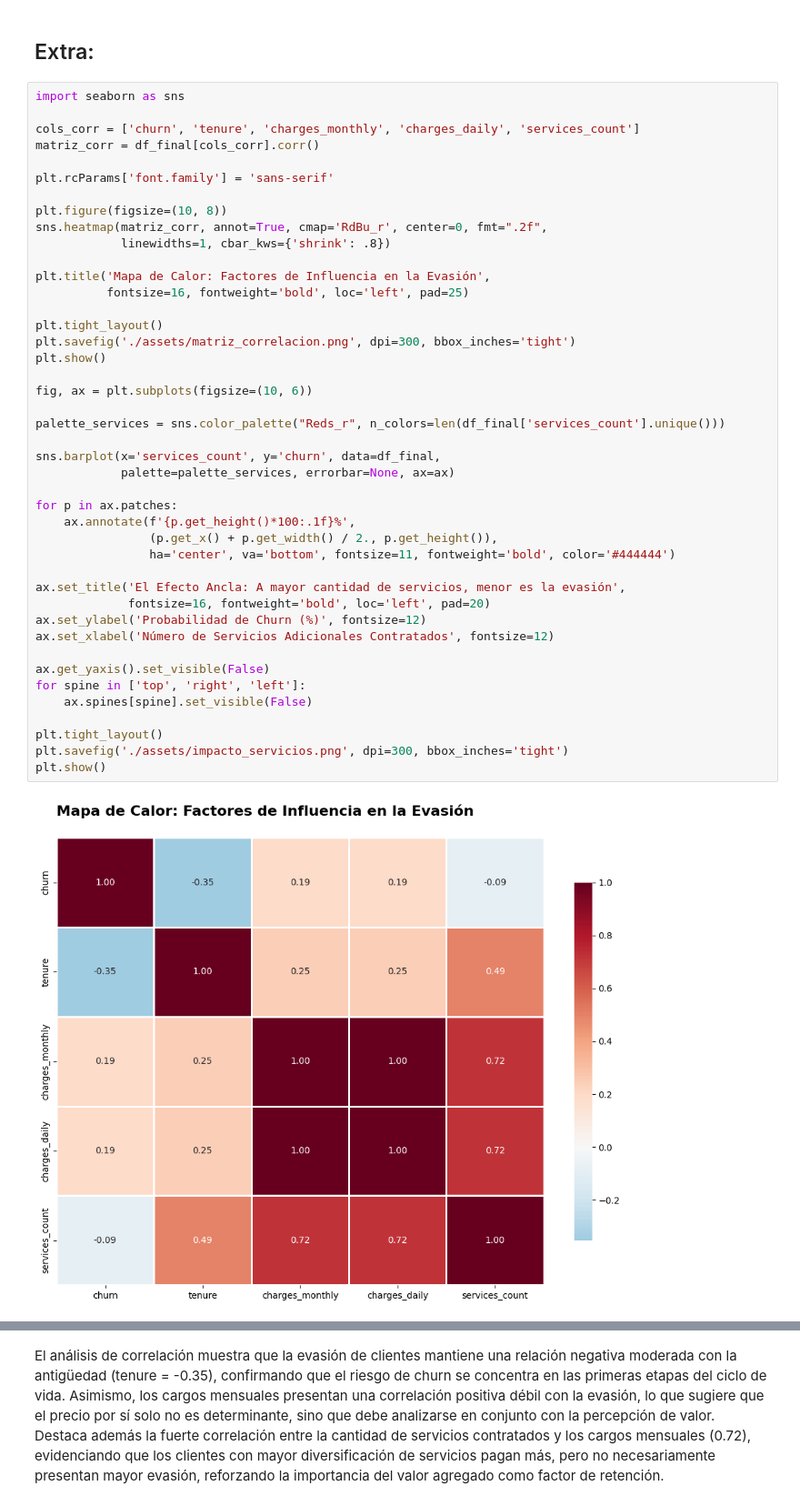
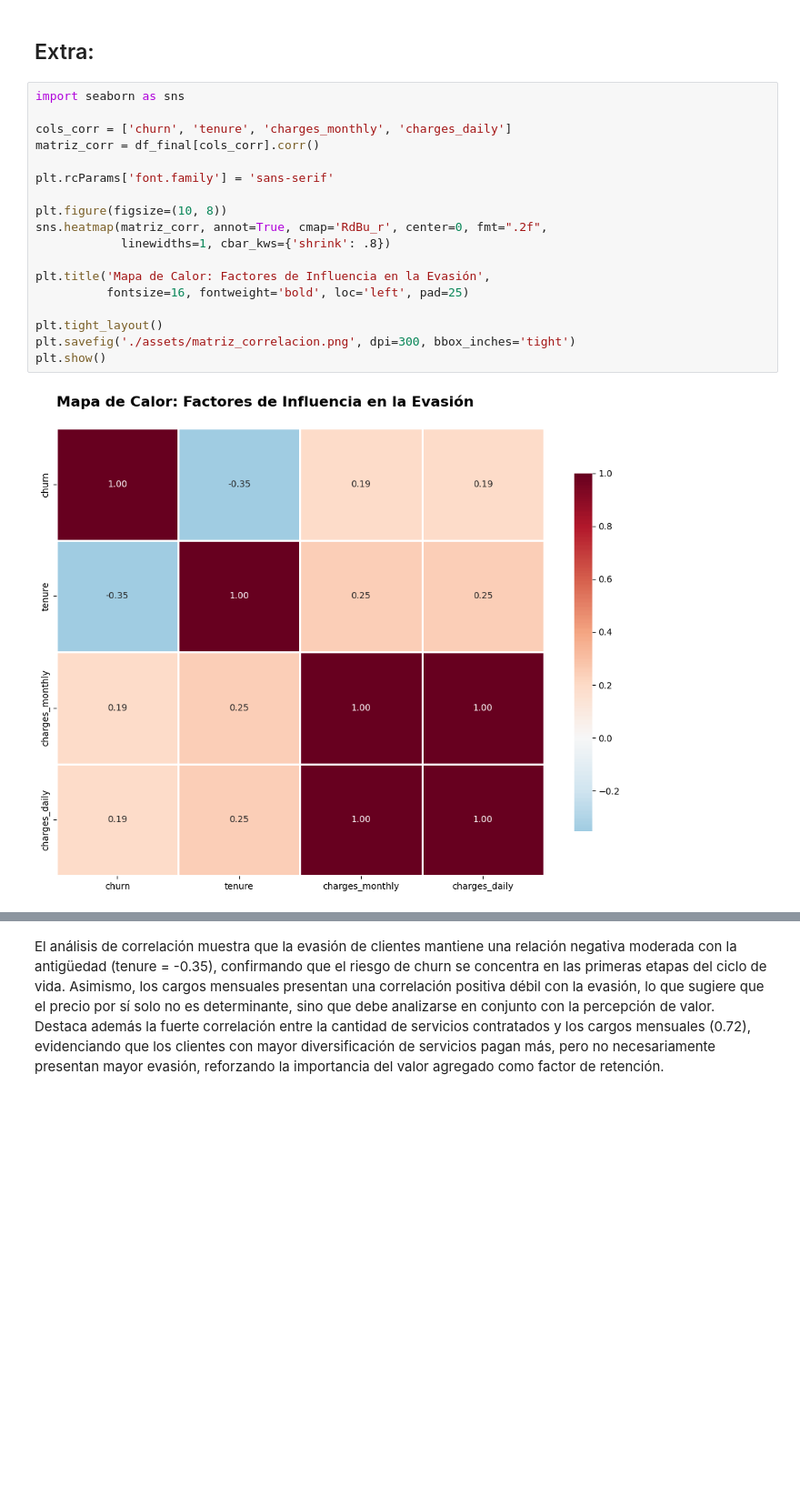
Before and after one commit to DevEnriquegd/ca-telecom-x, a Jupyter notebook: ca_telecom_x.ipynb, the cells around one changed output, grey strips where cells are left out. Shown at 91% size. Drawn from its saved outputs; the diff is of its cells as text; blank space fills up the shorter version.

```diff
--- a/ca_telecom_x.ipynb
+++ b/ca_telecom_x.ipynb
@@ -602,45 +602,20 @@ Este análisis proporciona a Telecom X una visión clara y accionable sobre los
 # %%
 import seaborn as sns
 
-cols_corr = ['churn', 'tenure', 'charges_monthly', 'charges_daily', 'services_count']
+cols_corr = ['churn', 'tenure', 'charges_monthly', 'charges_daily']
 matriz_corr = df_final[cols_corr].corr()
 
 plt.rcParams['font.family'] = 'sans-serif'
 
 plt.figure(figsize=(10, 8))
 sns.heatmap(matriz_corr, annot=True, cmap='RdBu_r', center=0, fmt=".2f",
             linewidths=1, cbar_kws={'shrink': .8})
 
 plt.title('Mapa de Calor: Factores de Influencia en la Evasión',
           fontsize=16, fontweight='bold', loc='left', pad=25)
 
 plt.tight_layout()
 plt.savefig('./assets/matriz_correlacion.png', dpi=300, bbox_inches='tight')
 plt.show()
-
-fig, ax = plt.subplots(figsize=(10, 6))
-
-palette_services = sns.color_palette("Reds_r", n_colors=len(df_final['services_count'].unique()))
-
-sns.barplot(x='services_count', y='churn', data=df_final,
-            palette=palette_services, errorbar=None, ax=ax)
-
-for p in ax.patches:
-    ax.annotate(f'{p.get_height()*100:.1f}%',
-                (p.get_x() + p.get_width() / 2., p.get_height()),
-                ha='center', va='bottom', fontsize=11, fontweight='bold', color='#444444')
-
-ax.set_title('El Efecto Ancla: A mayor cantidad de servicios, menor es la evasión',
-             fontsize=16, fontweight='bold', loc='left', pad=20)
-ax.set_ylabel('Probabilidad de Churn (%)', fontsize=12)
-ax.set_xlabel('Número de Servicios Adicionales Contratados', fontsize=12)
-
-ax.get_yaxis().set_visible(False)
-for spine in ['top', 'right', 'left']:
-    ax.spines[spine].set_visible(False)
-
-plt.tight_layout()
-plt.savefig('./assets/impacto_servicios.png', dpi=300, bbox_inches='tight')
-plt.show()
 # %% [output]
-[figure, old version]
+[figure, new version]
```
Also changed, not shown: parts of 3 cells of this notebook.
